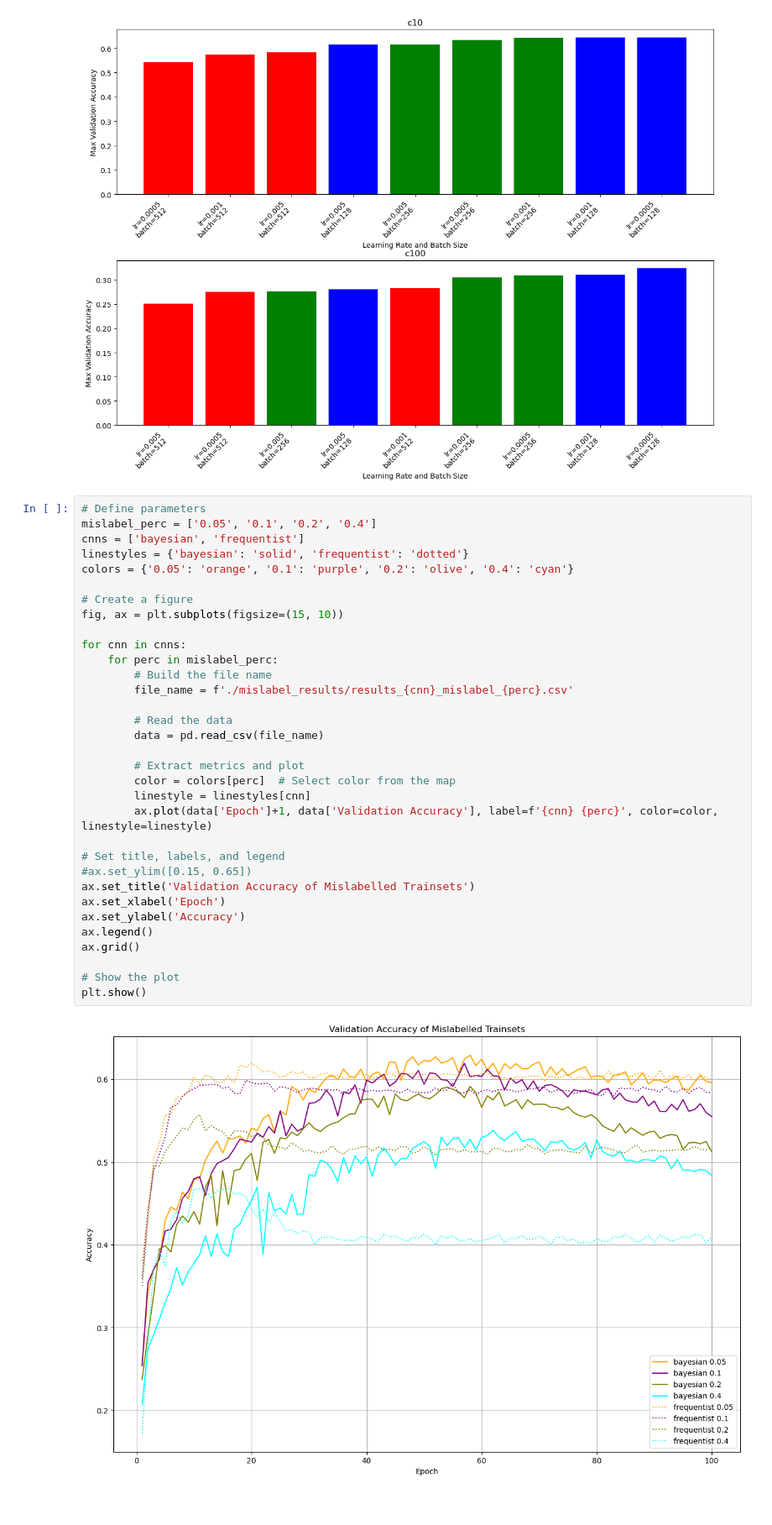
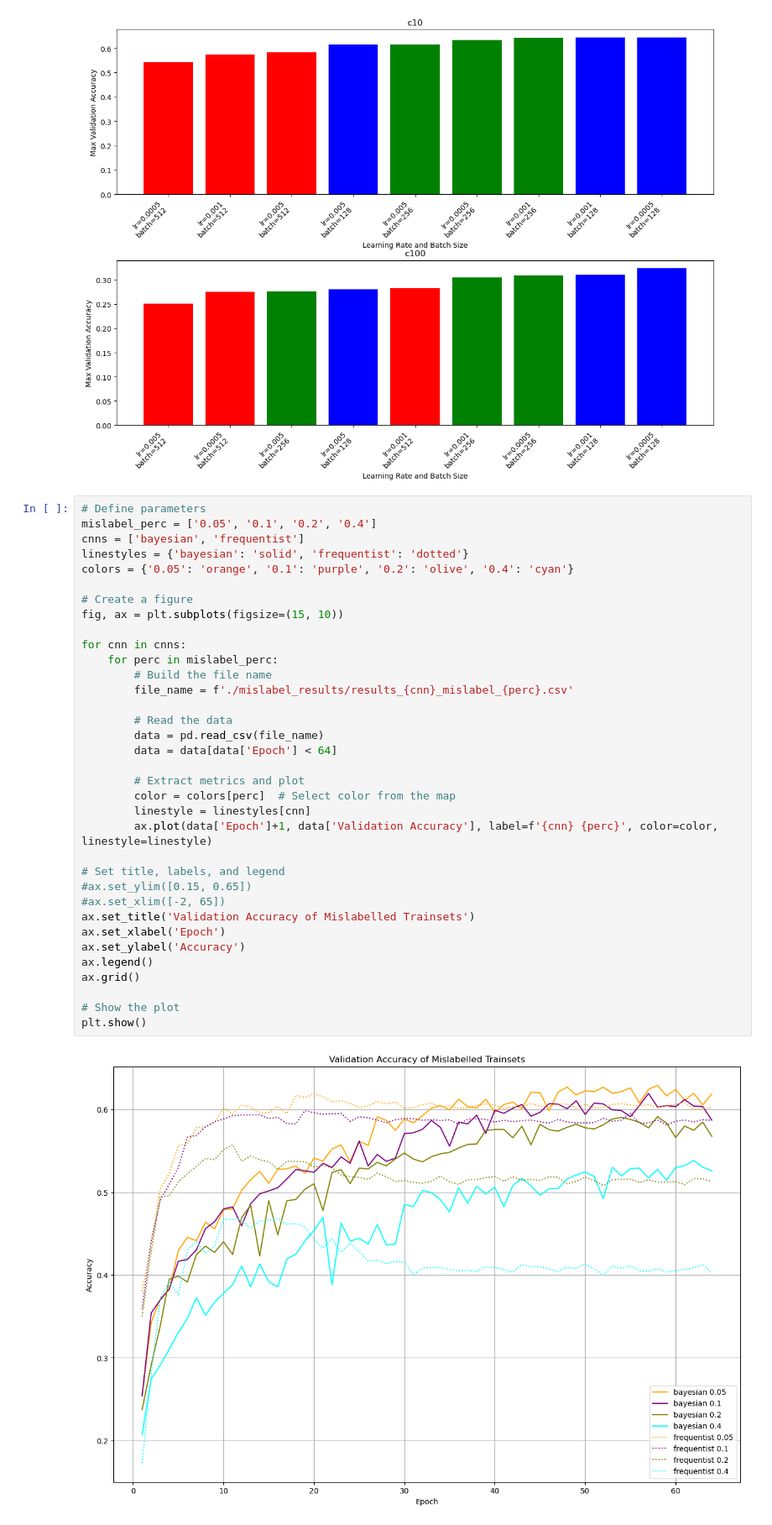
Before and after one commit to Gabrynho/BayesCNNvsFreqCNN, a Jupyter notebook: Plotting.ipynb, the cells around one changed output. Shown at 84% size. Cells and saved outputs as stored; diff of their text form.

```diff
--- a/Plotting.ipynb
+++ b/Plotting.ipynb
@@ -104,34 +104,36 @@ cnns = ['bayesian', 'frequentist']
 linestyles = {'bayesian': 'solid', 'frequentist': 'dotted'}
 colors = {'0.05': 'orange', '0.1': 'purple', '0.2': 'olive', '0.4': 'cyan'}
 
 # Create a figure
 fig, ax = plt.subplots(figsize=(15, 10))
 
 for cnn in cnns:
     for perc in mislabel_perc:
         # Build the file name
         file_name = f'./mislabel_results/results_{cnn}_mislabel_{perc}.csv'
 
         # Read the data
         data = pd.read_csv(file_name)
+        data = data[data['Epoch'] < 64]
 
         # Extract metrics and plot
         color = colors[perc]  # Select color from the map
         linestyle = linestyles[cnn]
         ax.plot(data['Epoch']+1, data['Validation Accuracy'], label=f'{cnn} {perc}', color=color, linestyle=linestyle)
 
 # Set title, labels, and legend
 #ax.set_ylim([0.15, 0.65])
+#ax.set_xlim([-2, 65])
 ax.set_title('Validation Accuracy of Mislabelled Trainsets')
 ax.set_xlabel('Epoch')
 ax.set_ylabel('Accuracy')
 ax.legend()
 ax.grid()
 
 # Show the plot
 plt.show()
 # %% [output]
-[figure, old version]
+[figure, new version]
 # %%
 # Create a figure
 fig, ax = plt.subplots(figsize=(10, 6))
```
Also changed, not shown: parts of 1 cell of this notebook.
